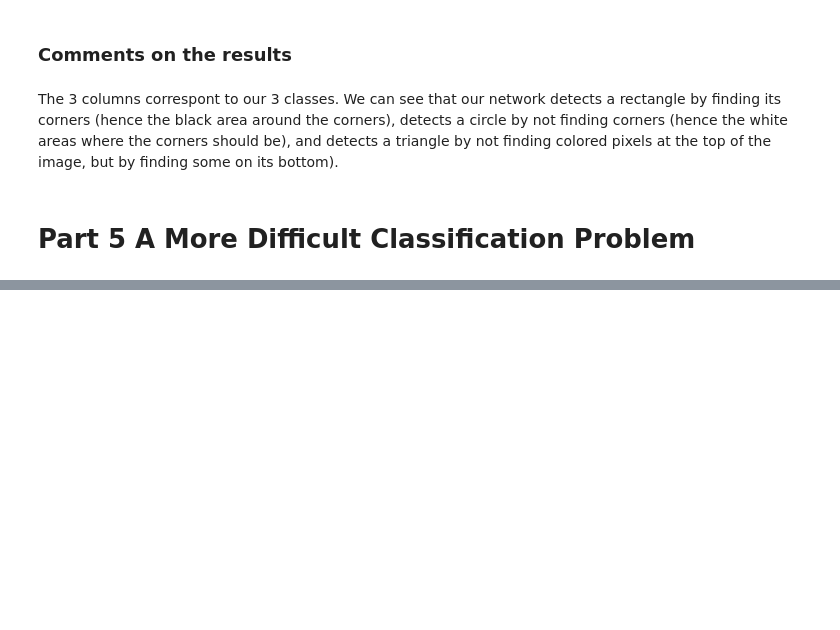
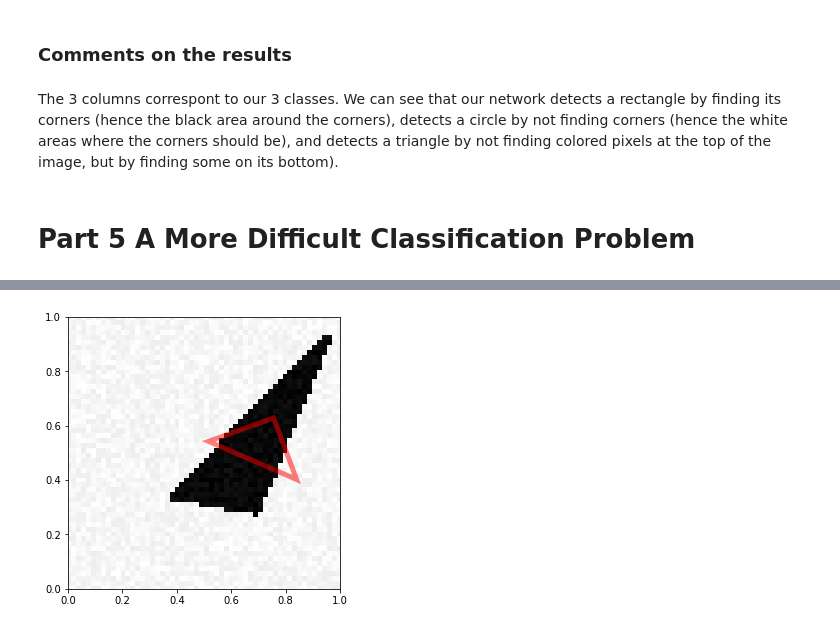
Before and after one commit to CharlesAuguste/MVA-MP1, a Jupyter notebook: MVA-MP1.ipynb, the cells around one changed output, grey strips where cells are left out. Drawn from its saved outputs; the diff is of its cells as text; code cells hidden in the pictures; blank space fills up the shorter version.

```diff
--- a/MVA-MP1.ipynb
+++ b/MVA-MP1.ipynb
@@ -310,0 +550,5 @@ The 3 columns correspont to our 3 classes. We can see that our network detects a
+# %%
+# We visualize an image
+visualize_prediction(X_test[0], Y_predict[0])
+# %% [output]
+[figure, added]
```
Also changed, not shown: parts of 50 cells of this notebook.
